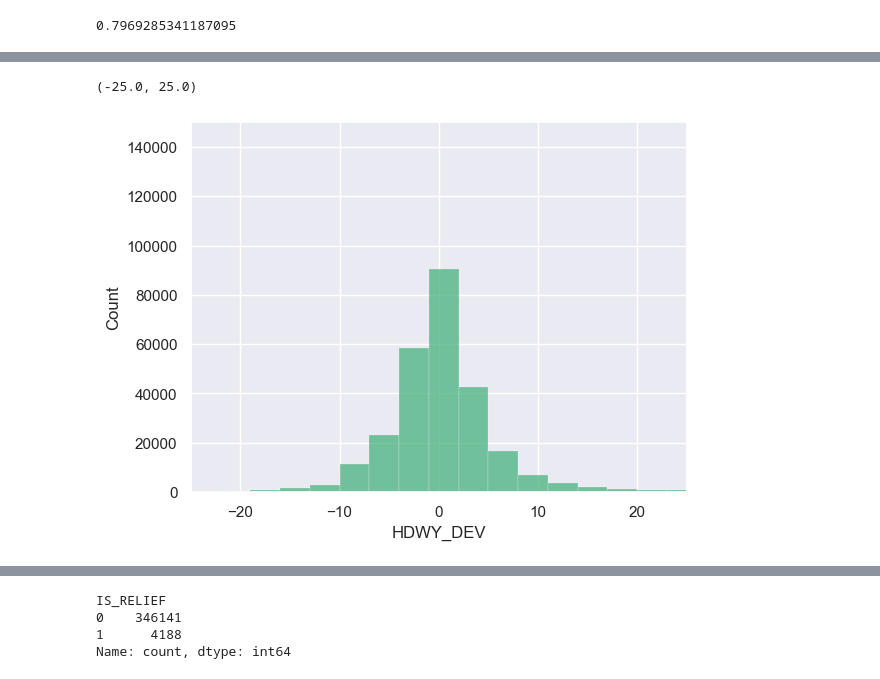
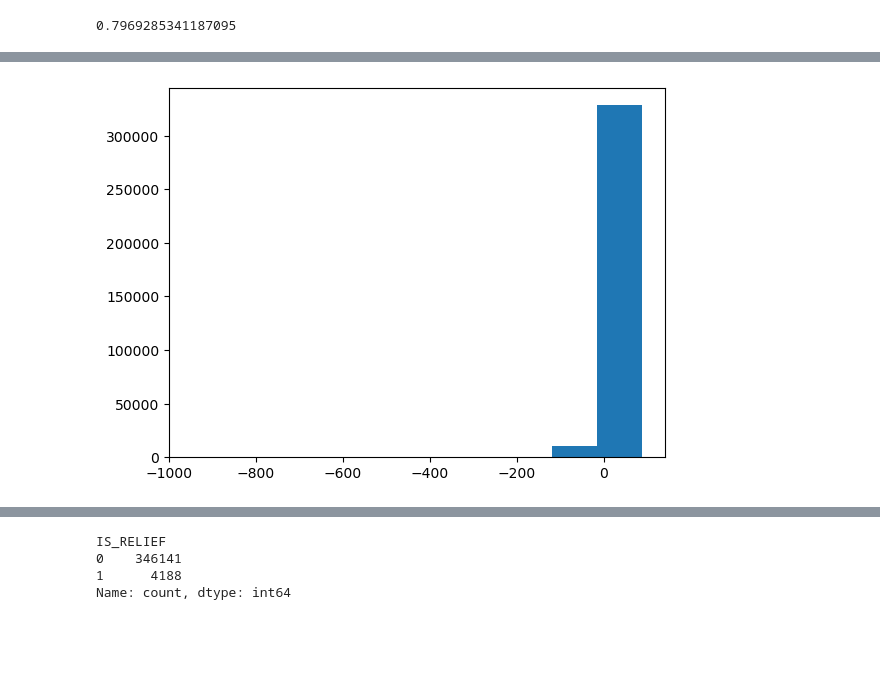
Before and after one commit to NSS-Data-Analytics-Cohort-11/wego-boomers, a Jupyter notebook: notebooks/Wego_boomers.ipynb, the cells around one changed output, grey strips where cells are left out. Cells and saved outputs as stored; diff of their text form; code cells hidden in the pictures; blank space fills up the shorter version.

```diff
--- a/notebooks/Wego_boomers.ipynb
+++ b/notebooks/Wego_boomers.ipynb
@@ -84,12 +83,3 @@ adjcounts
 #                                                + wego['ADJUSTED_LATE_COUNT'].sum()) * 100, 2)
 # %% [output]
 0.7969285341187095
-# %%
-#Overall distribution of adherence
-sns.set_theme(style="darkgrid")
-palette = sns.color_palette("BuGn")
-sns.histplot(data=wego, x="ADHERENCE", binwidth=3, color=palette[2])
-plt.ylim(0, 150000)
-plt.xlim(-25, 25)
-
-plt.show()
@@ -98,9 +86,5 @@ plt.show()
-# %%
-sns.set_theme(style="darkgrid")
-palette = sns.color_palette("BuGn", as_cmap=True)
-sns.histplot(data=wego, x="HDWY_DEV", binwidth=3, color=palette(0.6))
-plt.ylim(0, 150000)
-plt.xlim(-25, 25)
-# %% [output]
-(-25.0, 25.0)
-[figure, removed]
+# %%
+plt.hist(x=wego['ADHERENCE'],bins=10)  #, y= wego['HDWY_DEV'])
+plt.show()
+# %% [output]
+[figure, added]
```
Also changed, not shown: parts of 12 cells of this notebook.
